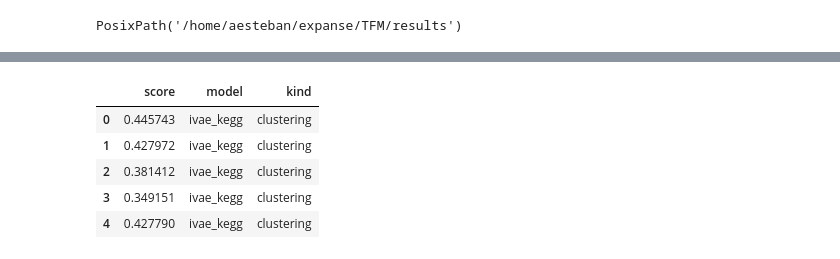
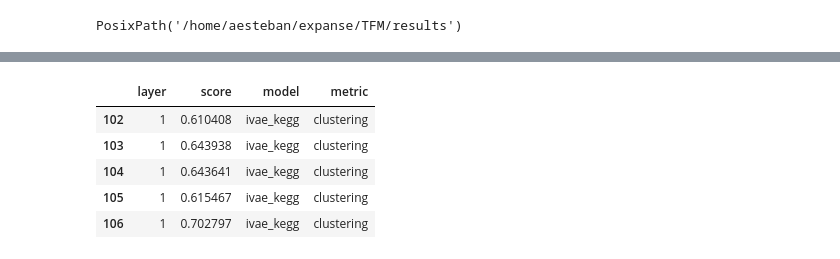
Before and after one commit to saraafdezz/robustness_informed_TFG, a Jupyter notebook: notebooks/02-analyze_results.ipynb, the cells around one changed output, grey strips where cells are left out. Cells and saved outputs as stored; diff of their text form; code cells hidden in the pictures.

```diff
--- a/notebooks/02-analyze_results.ipynb
+++ b/notebooks/02-analyze_results.ipynb
@@ -37,3 +34,5 @@ array([0.05, 0.1 , 0.15, 0.2 , 0.25, 0.3 , 0.35, 0.4 , 0.45, 0.5 , 0.55,
+# %%
+frac_list = np.arange(start, stop, step)
 # %%
 results_path = Path(config["RESULTS_FOLDER"]).resolve()
 figs_path = results_path.joinpath("figs")
@@ -143,15 +206,17 @@ metric_scores_filt = metric_scores.rename(columns={"metric": "kind"}).query(
 # %%
 scores = (
     pd.concat((clustering_scores, informed_scores), axis=0, ignore_index=True)
-    .query("layer==1 & split=='test'")
-    .drop(["layer", "split"], axis=1)
+    .query("split=='test'")
+    .query("layer <= 2")
+    .drop(["split"], axis=1)
+    .rename(columns={"kind": "metric"})
 )
-scores = pd.concat((scores, metric_scores_filt), axis=0, ignore_index=True)
+
 scores.head()
 # %% [output]
-|  | score | model | kind |
-| 0 | 0.445743 | ivae_kegg | clustering |
-| 1 | 0.427972 | ivae_kegg | clustering |
-| 2 | 0.381412 | ivae_kegg | clustering |
-| 3 | 0.349151 | ivae_kegg | clustering |
-| 4 | 0.427790 | ivae_kegg | clustering |
+|  | layer | score | model | metric |
+| 102 | 1 | 0.610408 | ivae_kegg | clustering |
+| 103 | 1 | 0.643938 | ivae_kegg | clustering |
+| 104 | 1 | 0.643641 | ivae_kegg | clustering |
+| 105 | 1 | 0.615467 | ivae_kegg | clustering |
+| 106 | 1 | 0.702797 | ivae_kegg | clustering |
```
Also changed, not shown: parts of 21 cells of this notebook.
